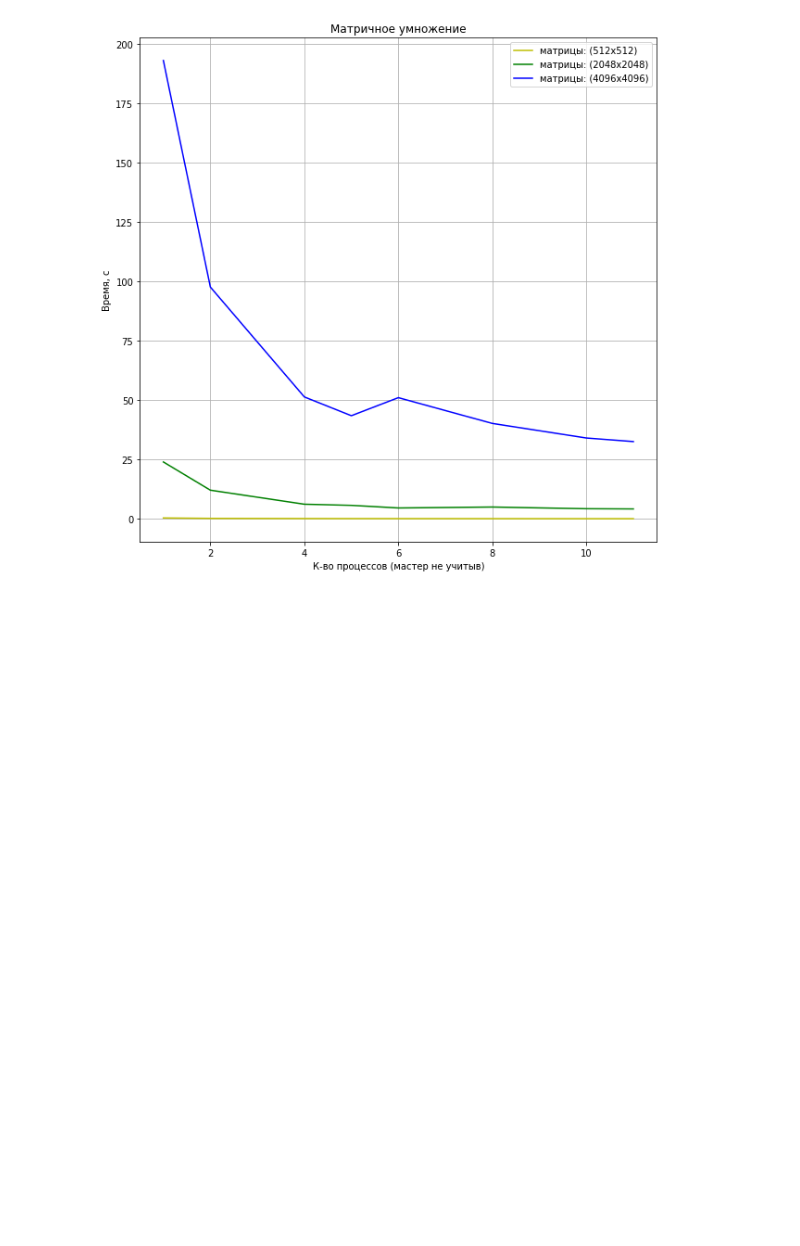
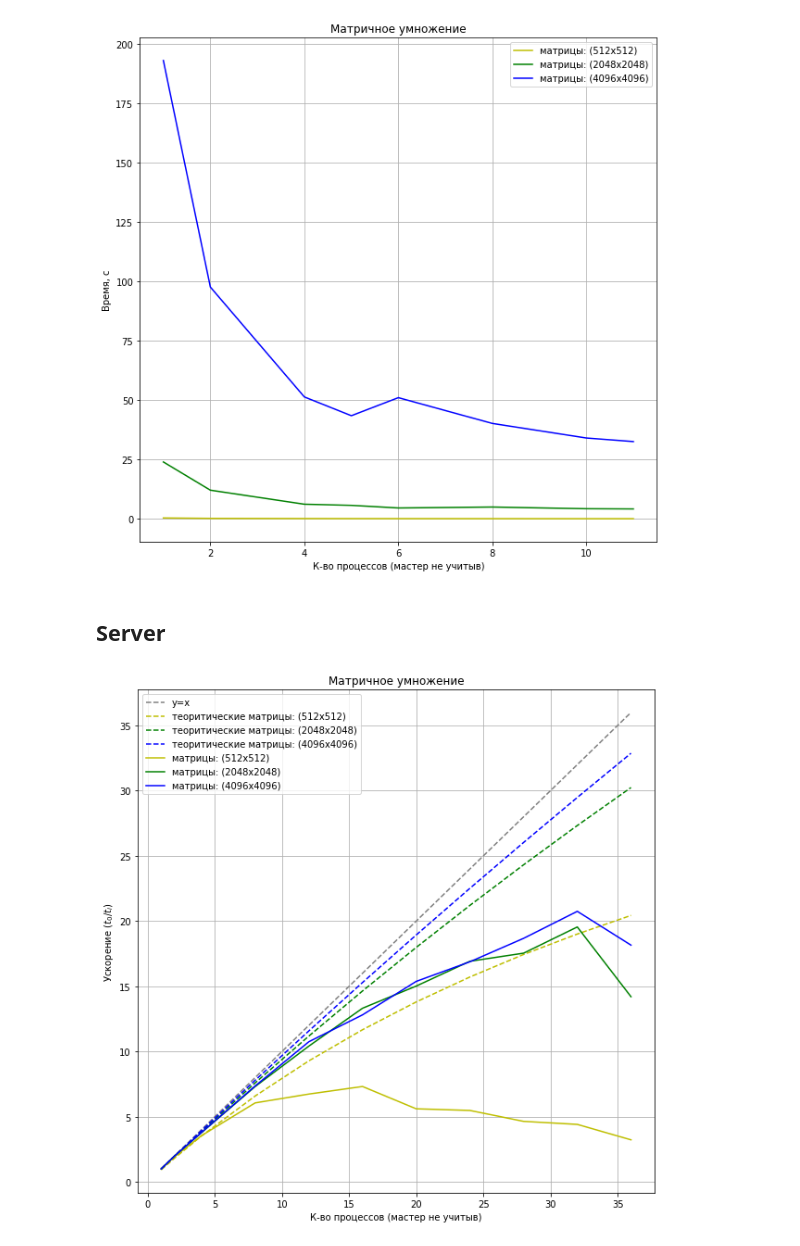
Before and after one commit to ArtKomarov/ParallelMatrixMul, a Jupyter notebook: MatrixMulMPI/MatrixMulMPI.ipynb, the cells around one changed output. Drawn from its saved outputs; the diff is of its cells as text; code cells hidden in the pictures; blank space fills up the shorter version.

```diff
--- a/MatrixMulMPI/MatrixMulMPI.ipynb
+++ b/MatrixMulMPI/MatrixMulMPI.ipynb
@@ -1,7 +0,0 @@
-# %%
-import matplotlib.pyplot as plt
-import numpy as np
-
-proc_num = np.array([1, 2, 4, 8])
-best_time = np.array([25.756, 12.917, 7.086, 4.969])
-mpi_time = np.array([25.5365, 13.7914, 7.32175, 6.49771])
@@ -32,3 +1,6 @@ Second time
+# %%
+def TheoreticalAcceleration(proc_num, n):
+    return (proc_num - 1) / (1 + 10 * (2 + proc_num) / n)
 # %%
 import matplotlib.pyplot as plt
 import numpy as np
@@ -71,3 +46,32 @@ plt.legend()
 plt.grid()
 # %% [output]
 [figure]
+# %% [markdown]
+## Server
+# %%
+proc_num = np.array([2, 3, 5, 9, 13, 17, 21, 25, 29, 33, 37])
+mpi_time_2 = np.array([0.325355, 0.168395, 0.0918141, 0.0537091, 0.0483016, 0.0444739, 0.0580521, 0.0593728, 0.0700953, 0.0737601, 0.100861])
+mpi_time_8 = np.array([20.5104, 10.2885, 5.43583, 2.80498, 1.97007, 1.54007, 1.36581, 1.21215, 1.16934, 1.04911, 1.44431])
+mpi_time_16 = np.array([165.642, 83.2442, 43.7128, 22.5183, 15.4135, 12.9319, 10.7725, 9.81243, 8.86844, 7.98359, 9.12318])
+theoretical_accel_2  = TheoreticalAcceleration(proc_num, 2 * 256)
+theoretical_accel_8  = TheoreticalAcceleration(proc_num, 8 * 256)
+theoretical_accel_16 = TheoreticalAcceleration(proc_num, 16 * 256)
+# %%
+plt.figure(figsize=[10, 10])
+plt.title("Матричное умножение")
+plt.plot(proc_num - 1, proc_num - 1, c='gray', label="y=x", linestyle ='--')
+
+plt.plot(proc_num - 1, theoretical_accel_2,  c='y', linestyle ='--', label="теоритические матрицы: (512x512)")
+plt.plot(proc_num - 1, theoretical_accel_8,  c='g', linestyle ='--', label="теоритические матрицы: (2048x2048)")
+plt.plot(proc_num - 1, theoretical_accel_16, c='b', linestyle ='--', label="теоритические матрицы: (4096x4096)")
+
+plt.plot(proc_num - 1,  mpi_time_2[0] / mpi_time_2,  c='y', label="матрицы: (512x512)")
+plt.plot(proc_num - 1,  mpi_time_8[0] / mpi_time_8,  c='g', label="матрицы: (2048x2048)")
+plt.plot(proc_num - 1, mpi_time_16[0] / mpi_time_16, c='b', label="матрицы: (4096x4096)")
+
+plt.xlabel("К-во процессов (мастер не учитыв)")
+plt.ylabel(r"Ускорение ($t_0 / t_i$)")
+plt.legend()
+plt.grid()
+# %% [output]
+[figure, added]
```
Also changed, not shown: parts of 7 cells of this notebook, 3 other files.
